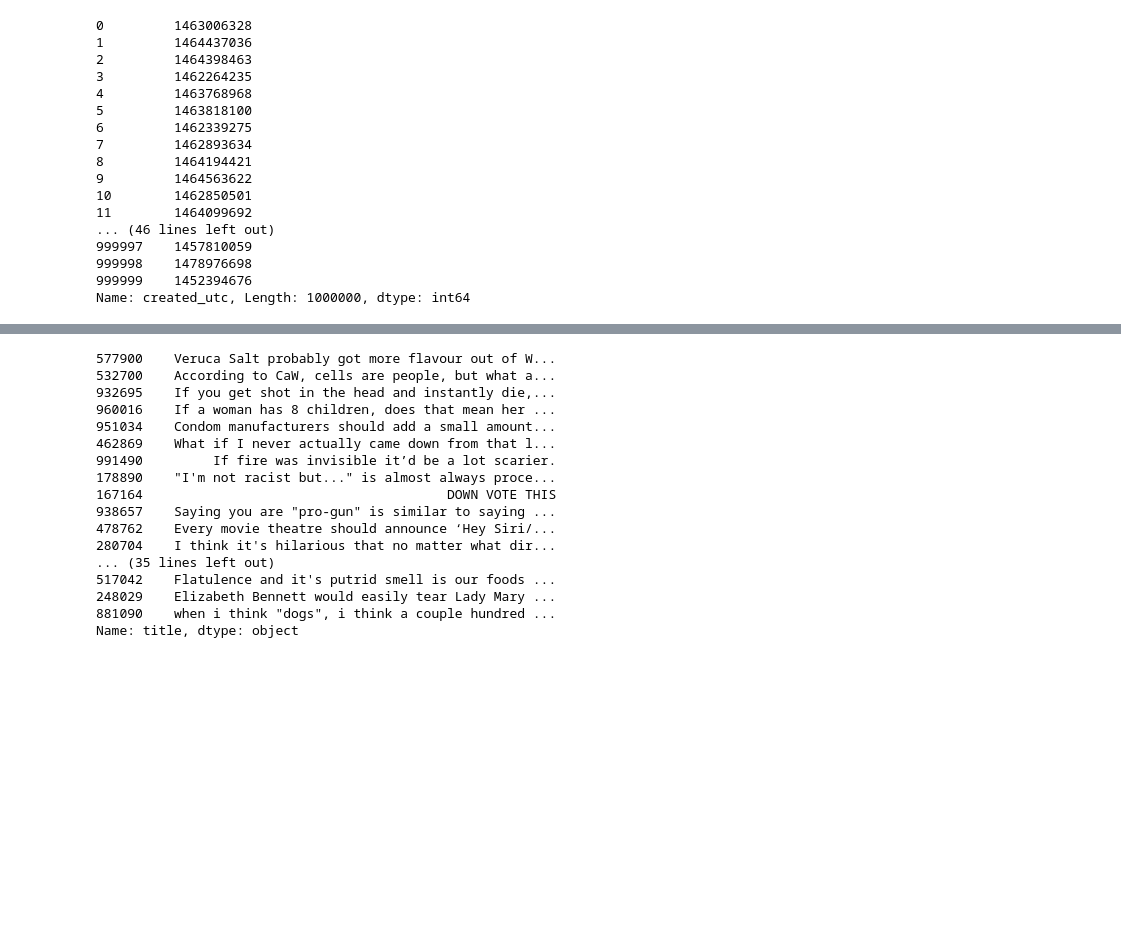
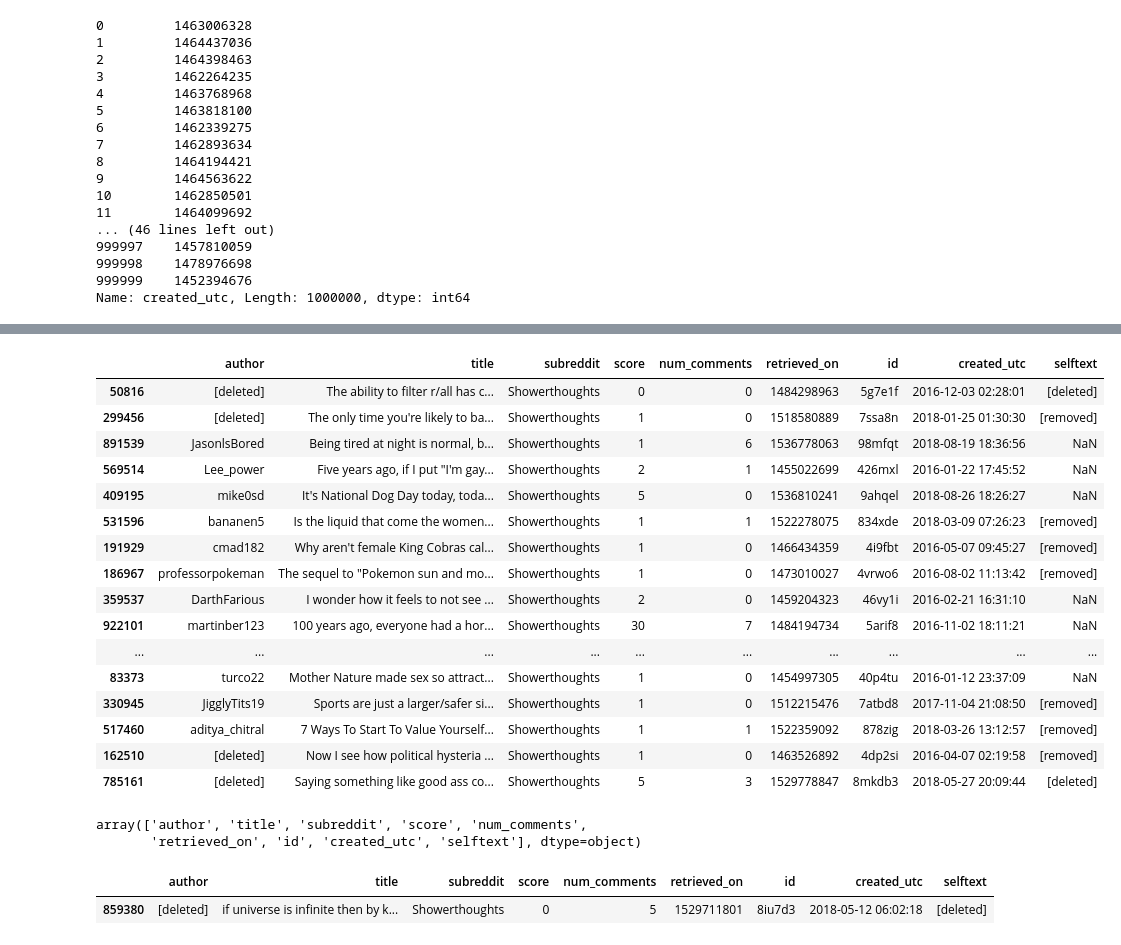
Before and after one commit to luketibbott/Predicting-the-sucess-of-showerthoughts, a Jupyter notebook: showerthoughts-clean.ipynb, the cells around one changed output, grey strips where cells are left out. Saved outputs shown, nothing was run; the diff lists cells and outputs as text; code cells hidden in the pictures; blank space fills up the shorter version.

```diff
--- a/showerthoughts-clean.ipynb
+++ b/showerthoughts-clean.ipynb
@@ -99,0 +115,2 @@ df['created_utc'] = pd.to_datetime(df['created_utc'], unit='s')
+# %%
+pd.set_option('display.max_colwidth', 999)
@@ -100,20 +138,20 @@ df['created_utc'] = pd.to_datetime(df['created_utc'], unit='s')
 # %%
-df.title.sample(50)
+df.sample(50)
 # %% [output]
-577900    Veruca Salt probably got more flavour out of W...
-532700    According to CaW, cells are people, but what a...
-932695    If you get shot in the head and instantly die,...
-960016    If a woman has 8 children, does that mean her ...
-951034    Condom manufacturers should add a small amount...
-462869    What if I never actually came down from that l...
-991490         If fire was invisible it’d be a lot scarier.
-178890    "I'm not racist but..." is almost always proce...
-167164                                       DOWN VOTE THIS
-938657    Saying you are "pro-gun" is similar to saying ...
-478762    Every movie theatre should announce ‘Hey Siri/...
-280704    I think it's hilarious that no matter what dir...
-... (35 lines left out)
-517042    Flatulence and it's putrid smell is our foods ...
-248029    Elizabeth Bennett would easily tear Lady Mary ...
-881090    when i think "dogs", i think a couple hundred ...
-Name: title, dtype: object
+|  | author | title | subreddit | score | num_comments | retrieved_on | id | created_utc | selftext |
+| 50816 | [deleted] | The ability to filter r/all has c... | Showerthoughts | 0 | 0 | 1484298963 | 5g7e1f | 2016-12-03 02:28:01 | [deleted] |
+| 299456 | [deleted] | The only time you're likely to ba... | Showerthoughts | 1 | 0 | 1518580889 | 7ssa8n | 2018-01-25 01:30:30 | [removed] |
+| 891539 | JasonlsBored | Being tired at night is normal, b... | Showerthoughts | 1 | 6 | 1536778063 | 98mfqt | 2018-08-19 18:36:56 | NaN |
+| 569514 | Lee_power | Five years ago, if I put "I'm gay... | Showerthoughts | 2 | 1 | 1455022699 | 426mxl | 2016-01-22 17:45:52 | NaN |
+| 409195 | mike0sd | It's National Dog Day today, toda... | Showerthoughts | 5 | 0 | 1536810241 | 9ahqel | 2018-08-26 18:26:27 | NaN |
+| 531596 | bananen5 | Is the liquid that come the women... | Showerthoughts | 1 | 1 | 1522278075 | 834xde | 2018-03-09 07:26:23 | [removed] |
+| 191929 | cmad182 | Why aren't female King Cobras cal... | Showerthoughts | 1 | 0 | 1466434359 | 4i9fbt | 2016-05-07 09:45:27 | [removed] |
+| 186967 | professorpokeman | The sequel to "Pokemon sun and mo... | Showerthoughts | 1 | 0 | 1473010027 | 4vrwo6 | 2016-08-02 11:13:42 | [removed] |
+| 359537 | DarthFarious | I wonder how it feels to not see ... | Showerthoughts | 2 | 0 | 1459204323 | 46vy1i | 2016-02-21 16:31:10 | NaN |
+| 922101 | martinber123 | 100 years ago, everyone had a hor... | Showerthoughts | 30 | 7 | 1484194734 | 5arif8 | 2016-11-02 18:11:21 | NaN |
+| ... | ... | ... | ... | ... | ... | ... | ... | ... | ... |
+| 83373 | turco22 | Mother Nature made sex so attract... | Showerthoughts | 1 | 0 | 1454997305 | 40p4tu | 2016-01-12 23:37:09 | NaN |
+| 330945 | JigglyTits19 | Sports are just a larger/safer si... | Showerthoughts | 1 | 0 | 1512215476 | 7atbd8 | 2017-11-04 21:08:50 | [removed] |
+| 517460 | aditya_chitral | 7 Ways To Start To Value Yourself... | Showerthoughts | 1 | 1 | 1522359092 | 878zig | 2018-03-26 13:12:57 | [removed] |
+| 162510 | [deleted] | Now I see how political hysteria ... | Showerthoughts | 1 | 0 | 1463526892 | 4dp2si | 2016-04-07 02:19:58 | [removed] |
+| 785161 | [deleted] | Saying something like good ass co... | Showerthoughts | 5 | 3 | 1529778847 | 8mkdb3 | 2018-05-27 20:09:44 | [deleted] |
@@ -119,0 +160,5 @@ Name: title, dtype: object
+# %%
+df_nlp
+# %% [output]
+array(['author', 'title', 'subreddit', 'score', 'num_comments',
+       'retrieved_on', 'id', 'created_utc', 'selftext'], dtype=object)
@@ -119,0 +167,5 @@ Name: title, dtype: object
+# %%
+df_nlp.sample()
+# %% [output]
+|  | author | title | subreddit | score | num_comments | retrieved_on | id | created_utc | selftext |
+| 859380 | [deleted] | if universe is infinite then by k... | Showerthoughts | 0 | 5 | 1529711801 | 8iu7d3 | 2018-05-12 06:02:18 | [deleted] |
```
Also changed, not shown: parts of 11 cells of this notebook.
